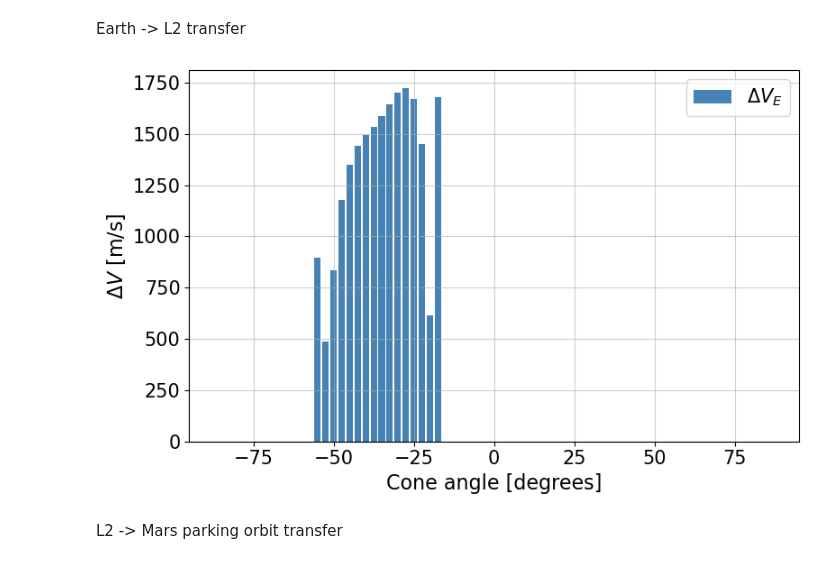
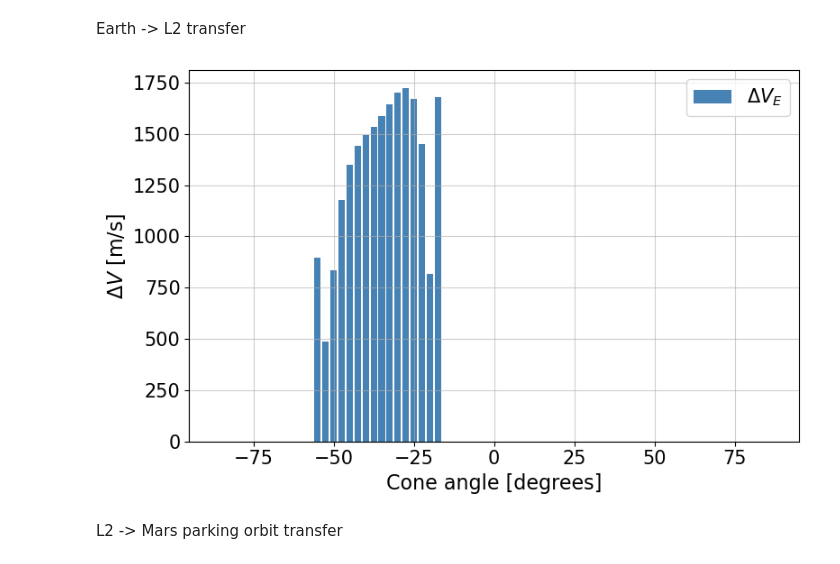
Before and after one commit to ismaelgallolopez/MIMOSA-special-topics-astrodynamics, a Jupyter notebook: code/wps/wp4.ipynb, the cells around one changed output. Cells and saved outputs as stored; diff of their text form; code cells hidden in the pictures.

```diff
--- a/code/wps/wp4.ipynb
+++ b/code/wps/wp4.ipynb
@@ -546,21 +546,21 @@ Earth -> L2 transfer
 # %%
 fig, ax1 = plt.subplots(figsize=(8, 5))
 
-ax1.bar(alpha_values_earth_l2, deltaV_min_earth_l2, width=2,
+ax1.bar(alpha_values_earth_l2, deltaV_earth_l2_1st, width=2,
         color='steelblue', label=r'$\Delta V_E$')
 ax1.set_xlabel(r'Cone angle [degrees]', fontsize=FONTSIZE_XLABEL_YLABEL)
 ax1.set_ylabel(r'$\Delta V$ [m/s]', fontsize=FONTSIZE_XLABEL_YLABEL)
 ax1.set_xlim(-95, 95)
 # ax1.set_title(r'Earth $\rightarrow$ L2: $\Delta V_E$ vs cone angle', fontsize=FONTSIZE_TITLE-5, pad=20)
 ax1.legend(fontsize=FONTSIZE_LEGEND, loc='best')
 ax1.grid(True, alpha=0.6)
 ax1.tick_params(labelsize=FONTSIZE_TICKS)
 
 plt.tight_layout()
 plt.savefig('figures/wp4_deltaV_earth_l2.pdf', dpi=150, bbox_inches='tight')
 plt.show()
 # %% [output]
-[figure, old version]
+[figure, new version]
 # %% [markdown]
 L2 -> Mars parking orbit transfer
 # %%
```
Also changed, not shown: parts of 6 cells of this notebook, 8 other files.
